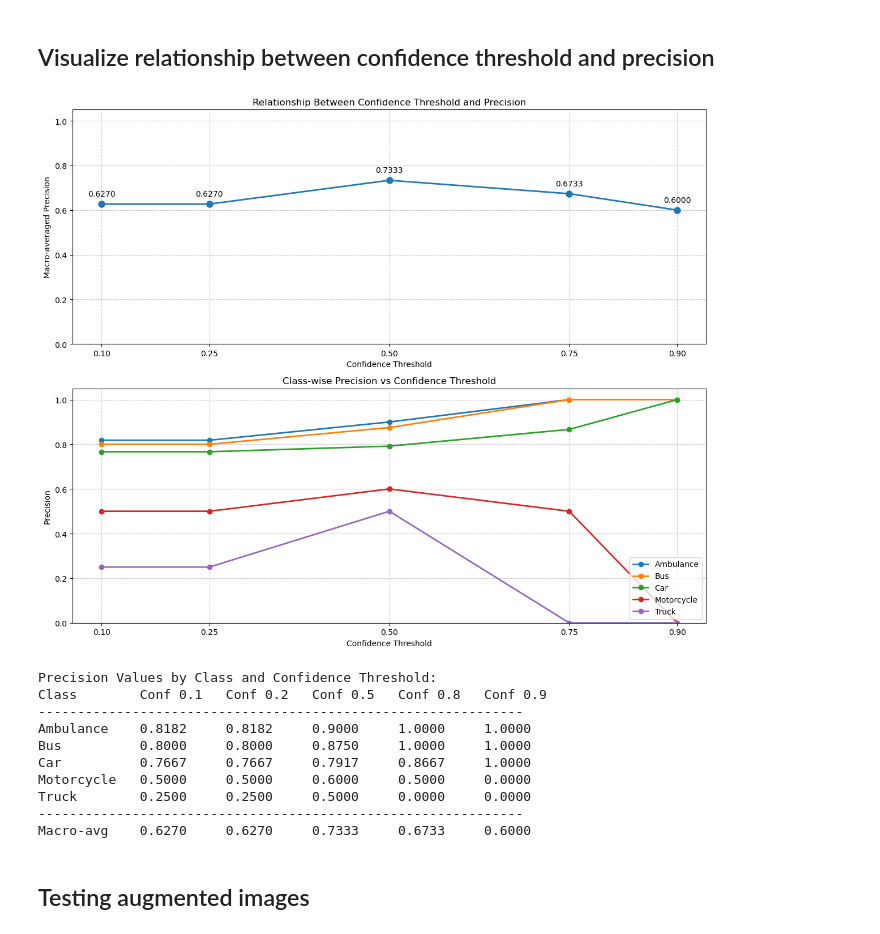
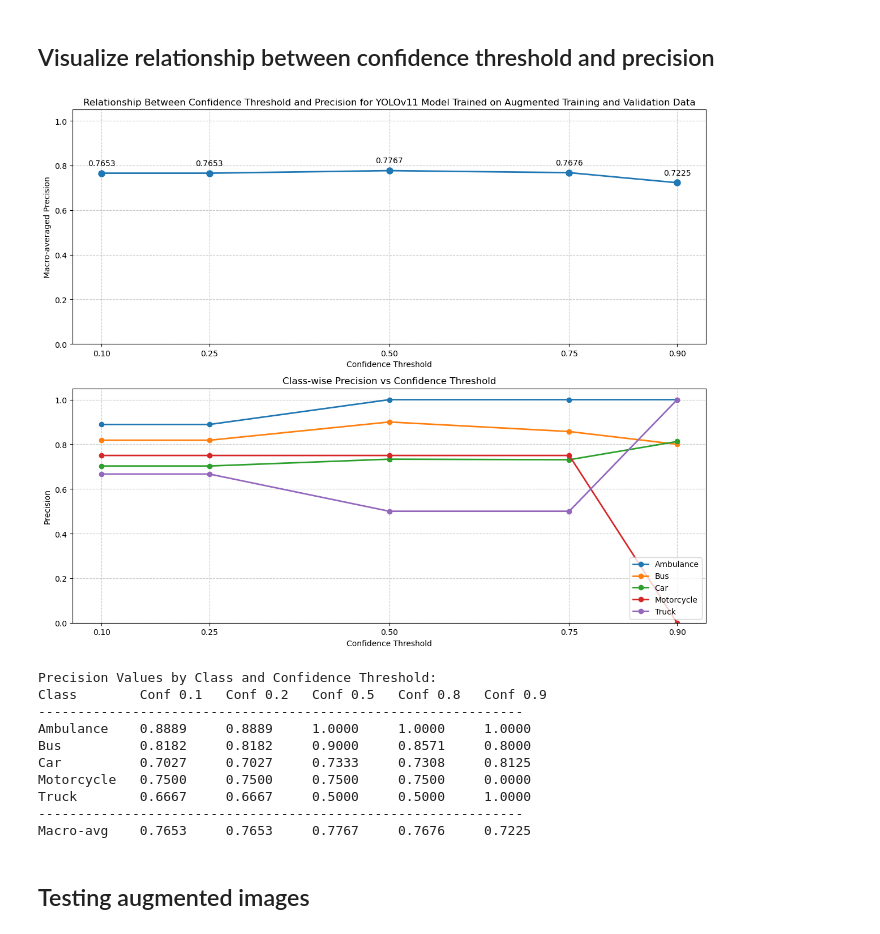
Before and after one commit to valerieliang/data-augmentation, a Jupyter notebook: model_test.ipynb, the cells around one changed output. Cells and saved outputs as stored; diff of their text form; code cells hidden in the pictures.

Commit message:
got diagrams for all 3 groups

```diff
--- a/model_test.ipynb
+++ b/model_test.ipynb
@@ -14,14 +14,16 @@ import matplotlib.pyplot as plt
 # model_path = "/Users/jaydenma/Documents/mathematical image analysis/mia final project/models/yolo11m_car1/weights/best.pt"
 # train_data_path = "/Users/jaydenma/Documents/mathematical image analysis/mia final project/car detection/train/images"
 # train_labels_path = "/Users/jaydenma/Documents/mathematical image analysis/mia final project/car detection/train/labels"
-test_data_path = "/Users/jaydenma/Documents/mathematical image analysis/mia final project/car detection/test/images"
-test_labels_path = "/Users/jaydenma/Documents/mathematical image analysis/mia final project/car detection/test/labels"
+test_data_path = "/Users/jaydenma/Documents/mathematical image analysis/mia final project/data/car detection/test/images"
+test_labels_path = "/Users/jaydenma/Documents/mathematical image analysis/mia final project/data/car detection/test/labels"
 # data_yaml_path = "/Users/jaydenma/Documents/mathematical image analysis/mia final project/car detection/data.yaml"
 
-model_path = "/Users/jaydenma/Documents/mathematical image analysis/mia final project/models/yolo11m_carsubset1/weights/best.pt"
-train_data_path = "/Users/jaydenma/Documents/mathematical image analysis/mia final project/car detection subset/train/images"
-train_labels_path = "/Users/jaydenma/Documents/mathematical image analysis/mia final project/car detection subset/train/labels"
+# model_path = "/Users/jaydenma/Documents/mathematical image analysis/mia final project/models/yolo11m_carsubset1/weights/best.pt" # control model
+# model_path = "/Users/jaydenma/Documents/mathematical image analysis/mia final project/models/yolo11m_carsubset_augmented1/weights/best.pt" # augmented model
+model_path = "/Users/jaydenma/Documents/mathematical image analysis/mia final project/models/yolo11m_carsubset_augmented2/weights/best.pt" # augmented model with augmented validation
+train_data_path = "/Users/jaydenma/Documents/mathematical image analysis/mia final project/data/car detection subset/train/images"
+train_labels_path = "/Users/jaydenma/Documents/mathematical image analysis/mia final project/data/car detection subset/train/labels"
 # test_data_path = "/Users/jaydenma/Documents/mathematical image analysis/mia final project/car detection subset/test/images"
 # test_labels_path = "/Users/jaydenma/Documents/mathematical image analysis/mia final project/car detection subset/test/labels"
-data_yaml_path = "/Users/jaydenma/Documents/mathematical image analysis/mia final project/car detection subset/data.yaml"
+data_yaml_path = "/Users/jaydenma/Documents/mathematical image analysis/mia final project/data/car detection subset/data.yaml"
 # %% [markdown]
@@ -329,7 +394,7 @@ plt.subplot(2, 1, 1)
 plt.plot(thresholds, macro_precisions, 'o-', linewidth=2, markersize=8)
 plt.xlabel('Confidence Threshold')
 plt.ylabel('Macro-averaged Precision')
-plt.title('Relationship Between Confidence Threshold and Precision')
+plt.title('Relationship Between Confidence Threshold and Precision for YOLOv11 Model Trained on Augmented Training and Validation Data')
 plt.grid(True, linestyle='--', alpha=0.7)
 plt.xticks(thresholds)
 plt.ylim([0, 1.05])
@@ -349,44 +414,44 @@ plt.subplot(2, 1, 2)
 class_precisions = {}
 for cls in class_names:
     class_precisions[cls] = [result['class_precision'][cls] for result in threshold_results.values()]
     plt.plot(thresholds, class_precisions[cls], 'o-', linewidth=2, label=cls)
 
 plt.xlabel('Confidence Threshold')
 plt.ylabel('Precision')
 plt.title('Class-wise Precision vs Confidence Threshold')
 plt.grid(True, linestyle='--', alpha=0.7)
 plt.xticks(thresholds)
 plt.ylim([0, 1.05])
 plt.legend(loc='lower right')
 
 plt.tight_layout()
 plt.show()
 
 # Create a table showing the precision values for each class and threshold
 print("\nPrecision Values by Class and Confidence Threshold:")
 print("{:<12} {:<10} {:<10} {:<10} {:<10} {:<10}".format(
     "Class", *[f"Conf {t:.1f}" for t in thresholds]))
 print("-" * 62)
 
 for cls in class_names:
     print("{:<12} {:<10.4f} {:<10.4f} {:<10.4f} {:<10.4f} {:<10.4f}".format(
         cls, *class_precisions[cls]))
 
 print("-" * 62)
 print("{:<12} {:<10.4f} {:<10.4f} {:<10.4f} {:<10.4f} {:<10.4f}".format(
     "Macro-avg", *macro_precisions))
 # %% [output]
-[figure, old version]
+[figure, new version]
 Precision Values by Class and Confidence Threshold:
 Class        Conf 0.1   Conf 0.2   Conf 0.5   Conf 0.8   Conf 0.9
 --------------------------------------------------------------
-Ambulance    0.8182     0.8182     0.9000     1.0000     1.0000
-Bus          0.8000     0.8000     0.8750     1.0000     1.0000
-Car          0.7667     0.7667     0.7917     0.8667     1.0000
-Motorcycle   0.5000     0.5000     0.6000     0.5000     0.0000
-Truck        0.2500     0.2500     0.5000     0.0000     0.0000
+Ambulance    0.8889     0.8889     1.0000     1.0000     1.0000
+Bus          0.8182     0.8182     0.9000     0.8571     0.8000
+Car          0.7027     0.7027     0.7333     0.7308     0.8125
+Motorcycle   0.7500     0.7500     0.7500     0.7500     0.0000
+Truck        0.6667     0.6667     0.5000     0.5000     1.0000
 --------------------------------------------------------------
-Macro-avg    0.6270     0.6270     0.7333     0.6733     0.6000
+Macro-avg    0.7653     0.7653     0.7767     0.7676     0.7225
 # %% [markdown]
 ## Testing augmented images
 # %%
```
Also changed, not shown: parts of 7 cells of this notebook, 3 other files.
